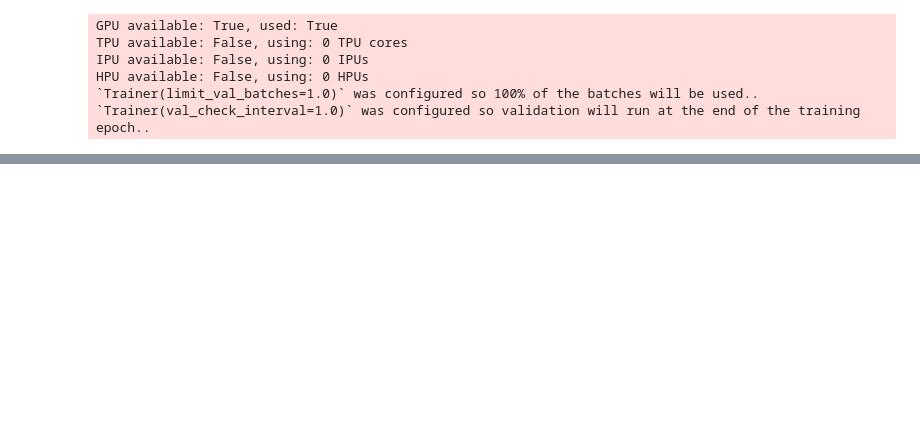
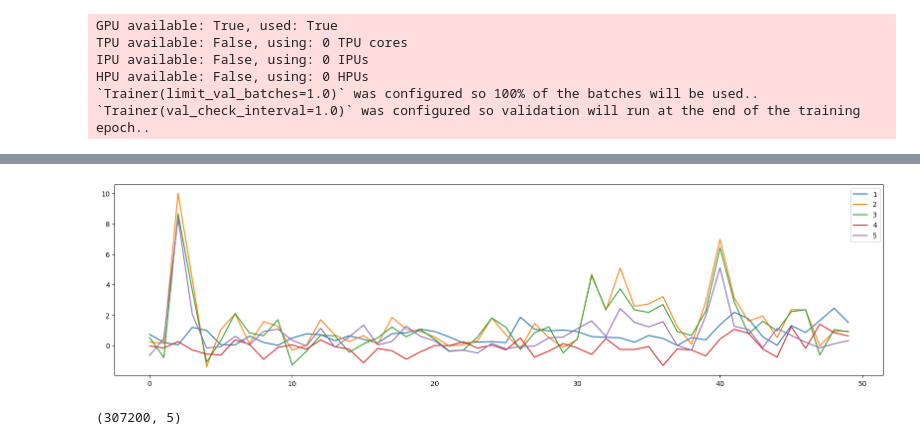
Before and after one commit to wendeldr/spacetimeformer, a Jupyter notebook: load_model_test.ipynb, the cells around one changed output, grey strips where cells are left out. Drawn from its saved outputs; the diff is of its cells as text; code cells hidden in the pictures; blank space fills up the shorter version.

```diff
--- a/load_model_test.ipynb
+++ b/load_model_test.ipynb
@@ -338,9 +587,0 @@ yc.shape
-# %%
-mse = []
-for data in iter(data_module.test_dataloader()):
-    xc, yc, xt, truth = data
-    yt_pred = model.predict(xc, yc, xt, scale_input=False, scale_output=False)
-    yt_pred = yt_pred.detach().cpu().numpy()
-    yt_pred = yt_pred.reshape(-1, 5)
-    truth = truth.detach().cpu().numpy()
-    mse.append(stf.eval_stats.mse(truth, yt_pred))
@@ -348,0 +638,11 @@ np.mean(mse)
+# %%
+%matplotlib inline
+plt.figure(figsize=(20, 5))
+plt.plot(data[100:150,:])
+plt.legend(PLOT_VAR_NAMES);
+# %% [output]
+[figure, added]
+# %%
+data.shape
+# %% [output]
+(307200, 5)
```
Also changed, not shown: parts of 24 cells of this notebook, 11 other files.
